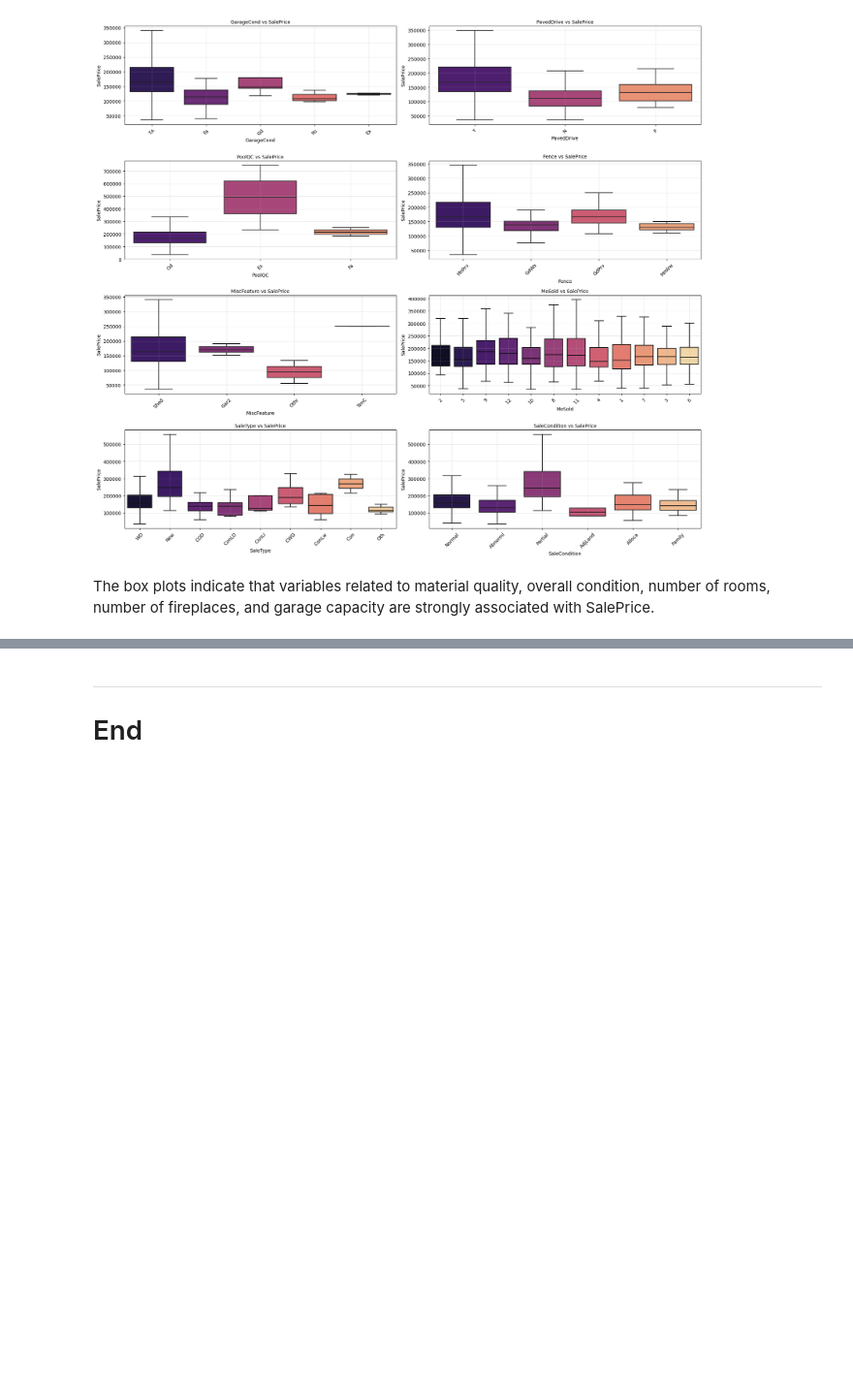
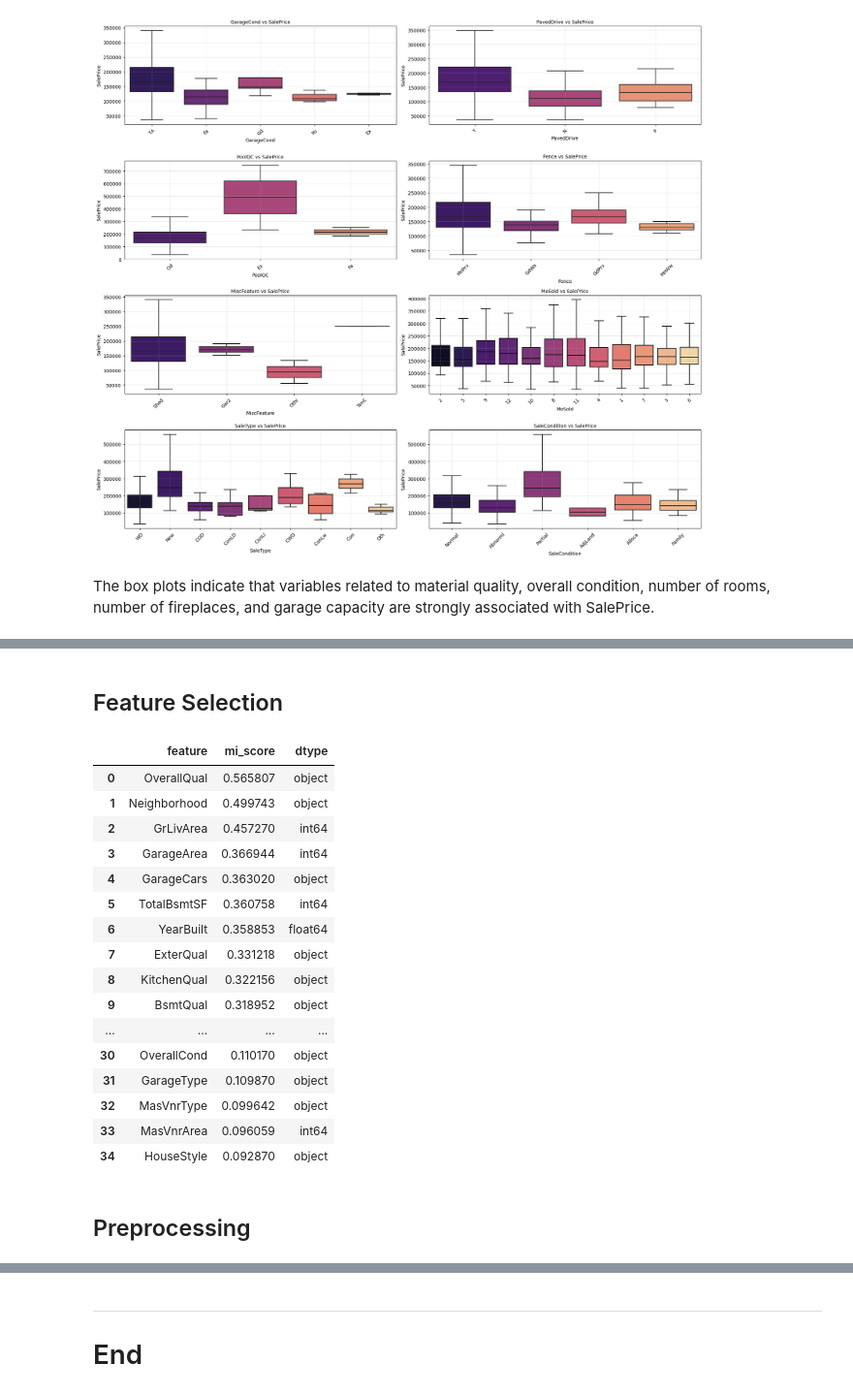
Before and after one commit to lmacakova/prices, a Jupyter notebook: house_prices.ipynb, the cells around one changed output, grey strips where cells are left out. Shown at 97% size. Drawn from its saved outputs; the diff is of its cells as text; code cells hidden in the pictures; blank space fills up the shorter version.

Commit message:
model

```diff
--- a/house_prices.ipynb
+++ b/house_prices.ipynb
@@ -324,7 +345,7 @@ To explore the relationship between numerical features and the target variable S
 Positive or negative correlations may be observed as diagonally increasing or decreasing patterns in the scatter plots, while weak or no correlation is indicated by a more diffuse or random distribution of points.
 # %%
 # Create scatterplots for all numerical variables against SalePrice
-numerical_cols = eda_ds.select_dtypes(include=['int64']).columns.tolist()
+numerical_cols = eda_ds.select_dtypes(include=['int64', 'float']).columns.tolist()
 
 numerical_cols.remove('YearBuilt')  # Remove  some variables
 numerical_cols.remove('YearRemodAdd')
@@ -339,7 +360,7 @@ fig, axes = plt.subplots(n_rows, n_cols, figsize=(15,  4* n_rows))
 axes = axes.flatten()
 
 for ax, col in zip(axes, numerical_cols):
-    subset = train_ds[train_ds[col] > 0]
+    subset = eda_ds[train_ds[col] > 0]
 
     sns.scatterplot(
         data=subset,
@@ -535,0 +494,67 @@ ValueError: Input X contains NaN.
+# %% [markdown]
+## Feature Selection
+# %%
+# --- Inputs ---
+
+X = eda_ds.drop('SalePrice', axis=1)
+y = np.log1p(eda_ds['SalePrice'])  # align with model
+
+def label_encode_for_mi(X_df: pd.DataFrame):
+    X_enc = X_df.copy()
+
+    cat_cols = X_enc.select_dtypes(include=['object']).columns
+
+    for col in cat_cols:
+        le = LabelEncoder()
+        X_enc[col] = le.fit_transform(X_enc[col].astype(str))
+
+    return X_enc
+
+# Encode for MI scoring
+X_mi = label_encode_for_mi(X)
+
+# Drop constant columns
+nunique = X_mi.nunique(dropna=False)
+non_constant_cols = nunique[nunique > 1].index
+X_mi_nc = X_mi[non_constant_cols]
+
+
+# Compute MI scores
+mi = mutual_info_regression(
+    X_mi_nc,
+    y,
+    random_state=42
+)
+
+# Build results table
+mi_df = (
+    pd.DataFrame({
+        "feature": X_mi_nc.columns,
+        "mi_score": mi,
+        "dtype": X.loc[:, X_mi_nc.columns].dtypes.astype(str).values
+    })
+    .sort_values("mi_score", ascending=False)
+    .reset_index(drop=True)
+)
+
+display(mi_df.head(35))
+# %% [output]
+|  | feature | mi_score | dtype |
+| 0 | OverallQual | 0.565807 | object |
+| 1 | Neighborhood | 0.499743 | object |
+| 2 | GrLivArea | 0.457270 | int64 |
+| 3 | GarageArea | 0.366944 | int64 |
+| 4 | GarageCars | 0.363020 | object |
+| 5 | TotalBsmtSF | 0.360758 | int64 |
+| 6 | YearBuilt | 0.358853 | float64 |
+| 7 | ExterQual | 0.331218 | object |
+| 8 | KitchenQual | 0.322156 | object |
+| 9 | BsmtQual | 0.318952 | object |
+| ... | ... | ... | ... |
+| 30 | OverallCond | 0.110170 | object |
+| 31 | GarageType | 0.109870 | object |
+| 32 | MasVnrType | 0.099642 | object |
+| 33 | MasVnrArea | 0.096059 | int64 |
+| 34 | HouseStyle | 0.092870 | object |
+# %% [markdown]
+## Preprocessing
```
Also changed, not shown: parts of 22 cells of this notebook, 1 other file.
